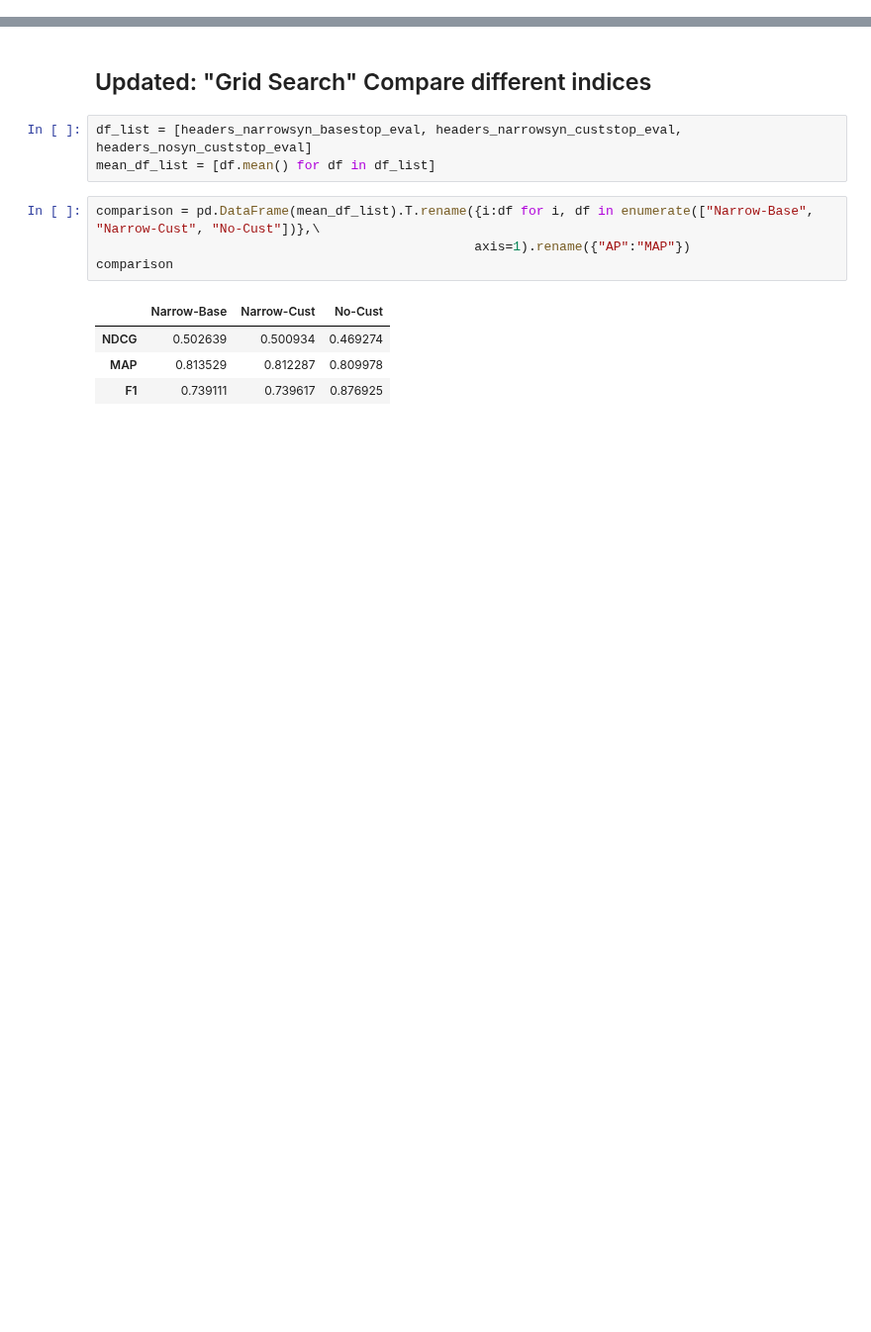
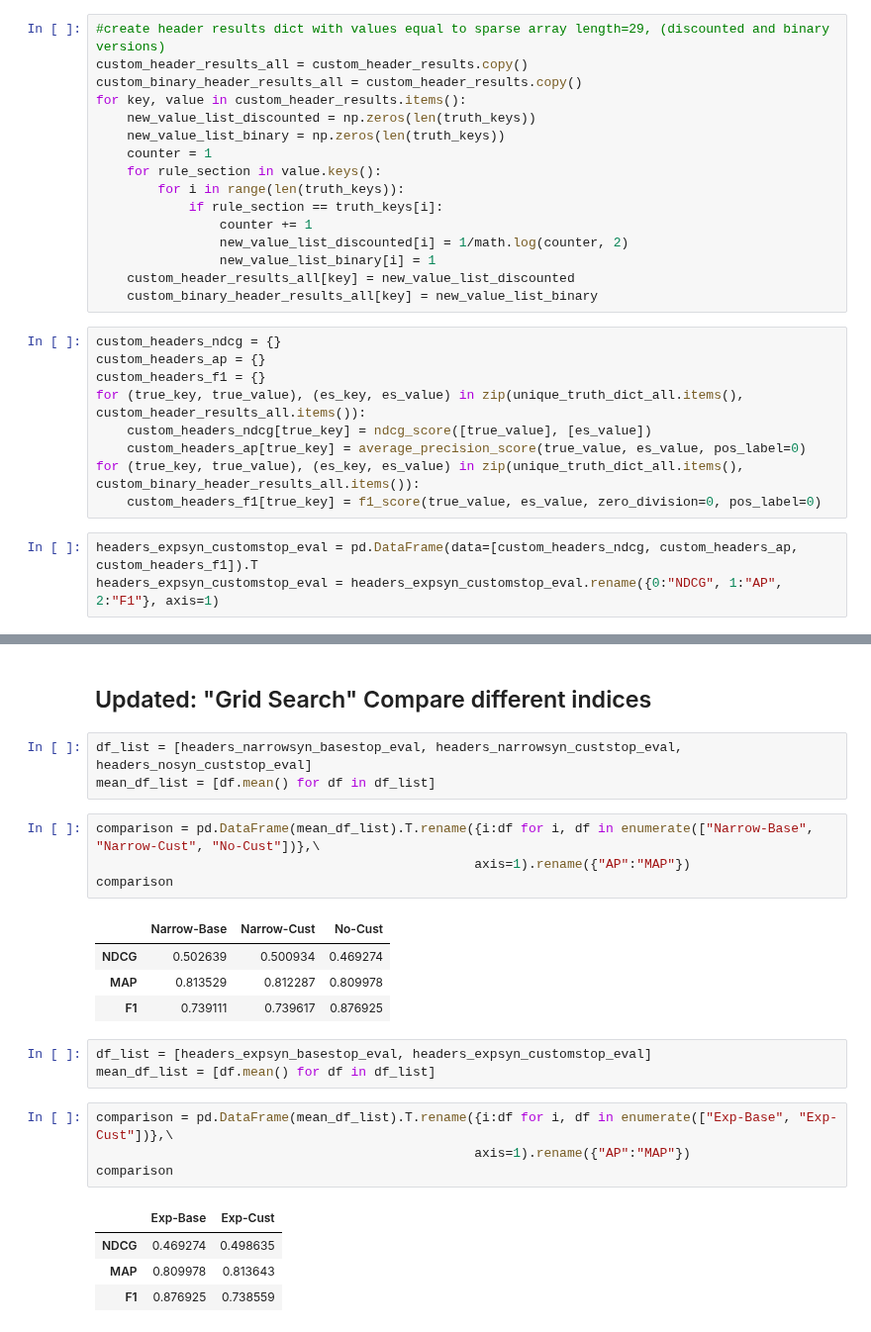
Before and after one commit to milanderson/LMI-Capstone-2020, a Jupyter notebook: 2018/comment_metadata.ipynb, the cells around one changed output, grey strips where cells are left out. Shown at 99% size. Saved outputs shown, nothing was run; the diff lists cells and outputs as text; blank space fills up the shorter version.

```diff
--- a/2018/comment_metadata.ipynb
+++ b/2018/comment_metadata.ipynb
@@ -945,0 +1105,28 @@ dtype: float64
+# %%
+#create header results dict with values equal to sparse array length=29, (discounted and binary versions)
+custom_header_results_all = custom_header_results.copy()
+custom_binary_header_results_all = custom_header_results.copy()
+for key, value in custom_header_results.items():
+    new_value_list_discounted = np.zeros(len(truth_keys))
+    new_value_list_binary = np.zeros(len(truth_keys))
+    counter = 1
+    for rule_section in value.keys():
+        for i in range(len(truth_keys)):
+            if rule_section == truth_keys[i]:
+                counter += 1
+                new_value_list_discounted[i] = 1/math.log(counter, 2)
+                new_value_list_binary[i] = 1
+    custom_header_results_all[key] = new_value_list_discounted
+    custom_binary_header_results_all[key] = new_value_list_binary
+# %%
+custom_headers_ndcg = {}
+custom_headers_ap = {}
+custom_headers_f1 = {}
+for (true_key, true_value), (es_key, es_value) in zip(unique_truth_dict_all.items(), custom_header_results_all.items()):
+    custom_headers_ndcg[true_key] = ndcg_score([true_value], [es_value])
+    custom_headers_ap[true_key] = average_precision_score(true_value, es_value, pos_label=0)
+for (true_key, true_value), (es_key, es_value) in zip(unique_truth_dict_all.items(), custom_binary_header_results_all.items()):
+    custom_headers_f1[true_key] = f1_score(true_value, es_value, zero_division=0, pos_label=0)
+# %%
+headers_expsyn_customstop_eval = pd.DataFrame(data=[custom_headers_ndcg, custom_headers_ap, custom_headers_f1]).T
+headers_expsyn_customstop_eval = headers_expsyn_customstop_eval.rename({0:"NDCG", 1:"AP", 2:"F1"}, axis=1)
@@ -957,3 +1151,15 @@ comparison
 | NDCG | 0.502639 | 0.500934 | 0.469274 |
 | MAP | 0.813529 | 0.812287 | 0.809978 |
 | F1 | 0.739111 | 0.739617 | 0.876925 |
+# %%
+df_list = [headers_expsyn_basestop_eval, headers_expsyn_customstop_eval]
+mean_df_list = [df.mean() for df in df_list]
+# %%
+comparison = pd.DataFrame(mean_df_list).T.rename({i:df for i, df in enumerate(["Exp-Base", "Exp-Cust"])},\
+                                                 axis=1).rename({"AP":"MAP"})
+comparison
+# %% [output]
+|  | Exp-Base | Exp-Cust |
+| NDCG | 0.469274 | 0.498635 |
+| MAP | 0.809978 | 0.813643 |
+| F1 | 0.876925 | 0.738559 |
```
Also changed, not shown: parts of 30 cells of this notebook, 3 other files.
